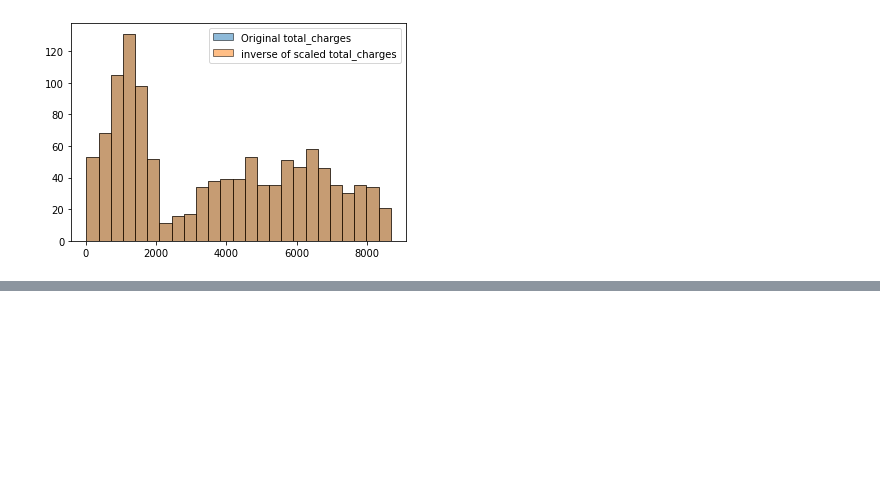
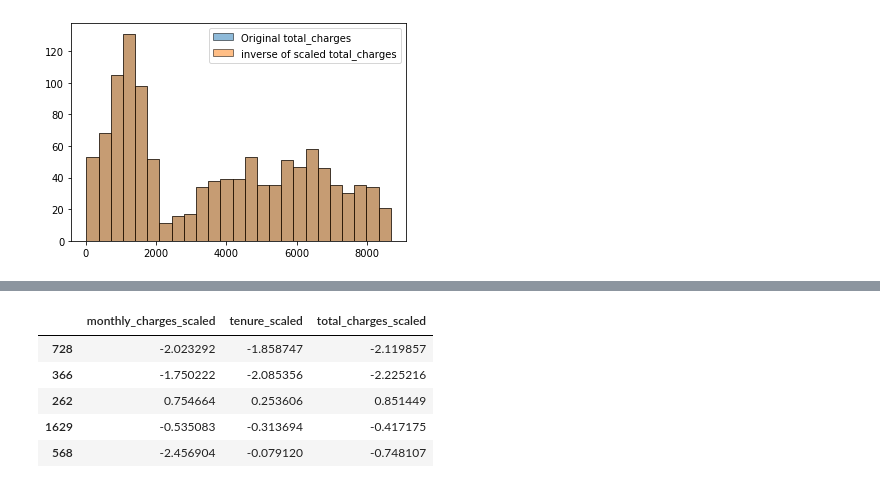
Before and after one commit to Yongliang-Shi/regression-exercises, a Jupyter notebook: scaling.ipynb, the cells around one changed output, grey strips where cells are left out. Saved outputs shown, nothing was run; the diff lists cells and outputs as text; code cells hidden in the pictures; blank space fills up the shorter version.

```diff
--- a/scaling.ipynb
+++ b/scaling.ipynb
@@ -400,0 +422,9 @@ plt.legend()
+# %%
+scaled_cols.head()
+# %% [output]
+|  | monthly_charges_scaled | tenure_scaled | total_charges_scaled |
+| 728 | -2.023292 | -1.858747 | -2.119857 |
+| 366 | -1.750222 | -2.085356 | -2.225216 |
+| 262 | 0.754664 | 0.253606 | 0.851449 |
+| 1629 | -0.535083 | -0.313694 | -0.417175 |
+| 568 | -2.456904 | -0.079120 | -0.748107 |
```
Also changed, not shown: parts of 11 cells of this notebook.
